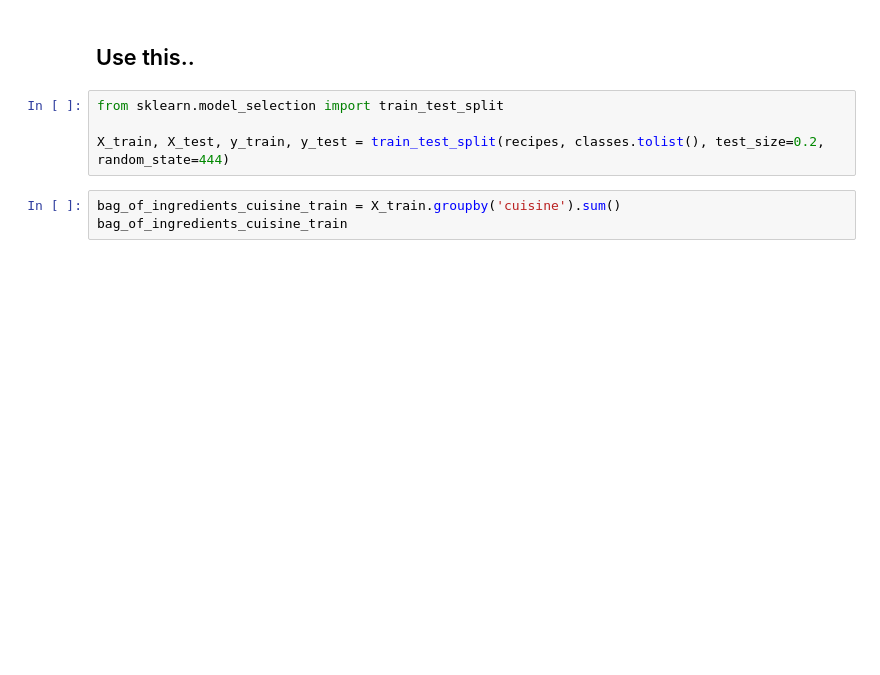
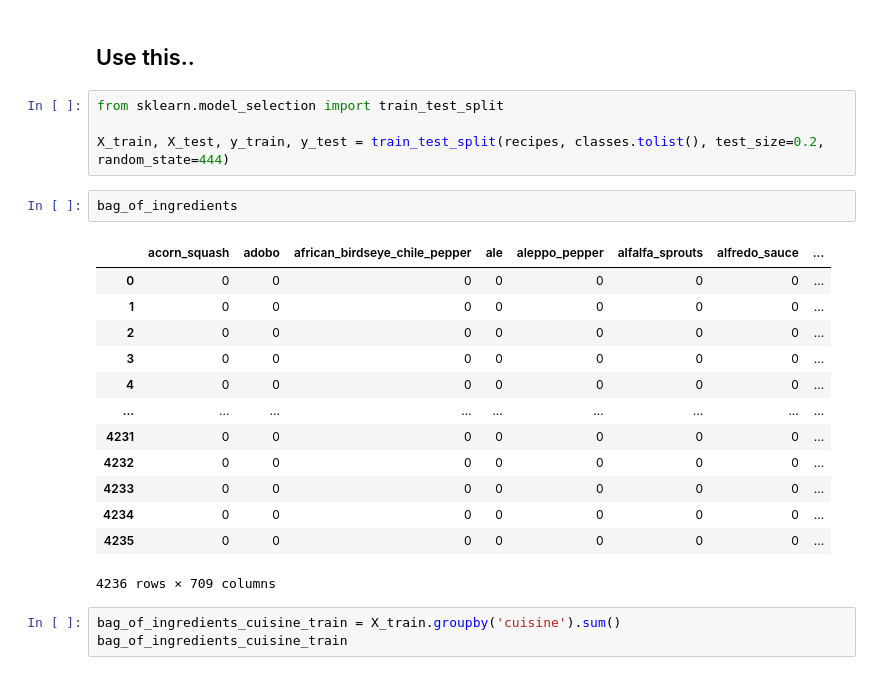
Before and after one commit to c-abbott/cuisine-prediction, a Jupyter notebook: tfidf.ipynb, the cells around one changed output. Drawn from its saved outputs; the diff is of its cells as text; blank space fills up the shorter version.

```diff
--- a/tfidf.ipynb
+++ b/tfidf.ipynb
@@ -89,6 +89,22 @@ from sklearn.feature_extraction.text import TfidfTransformer, TfidfVectorizer, C
 from sklearn.model_selection import train_test_split
 
 X_train, X_test, y_train, y_test = train_test_split(recipes, classes.tolist(), test_size=0.2, random_state=444)
+# %%
+bag_of_ingredients
+# %% [output]
+|  | acorn_squash | adobo | african_birdseye_chile_pepper | ale | aleppo_pepper | alfalfa_sprouts | alfredo_sauce | ... |
+| 0 | 0 | 0 | 0 | 0 | 0 | 0 | 0 | ... |
+| 1 | 0 | 0 | 0 | 0 | 0 | 0 | 0 | ... |
+| 2 | 0 | 0 | 0 | 0 | 0 | 0 | 0 | ... |
+| 3 | 0 | 0 | 0 | 0 | 0 | 0 | 0 | ... |
+| 4 | 0 | 0 | 0 | 0 | 0 | 0 | 0 | ... |
+| ... | ... | ... | ... | ... | ... | ... | ... | ... |
+| 4231 | 0 | 0 | 0 | 0 | 0 | 0 | 0 | ... |
+| 4232 | 0 | 0 | 0 | 0 | 0 | 0 | 0 | ... |
+| 4233 | 0 | 0 | 0 | 0 | 0 | 0 | 0 | ... |
+| 4234 | 0 | 0 | 0 | 0 | 0 | 0 | 0 | ... |
+| 4235 | 0 | 0 | 0 | 0 | 0 | 0 | 0 | ... |
+4236 rows × 709 columns
 # %%
 bag_of_ingredients_cuisine_train = X_train.groupby('cuisine').sum()
 bag_of_ingredients_cuisine_train
```
Also changed, not shown: parts of 9 cells of this notebook.
